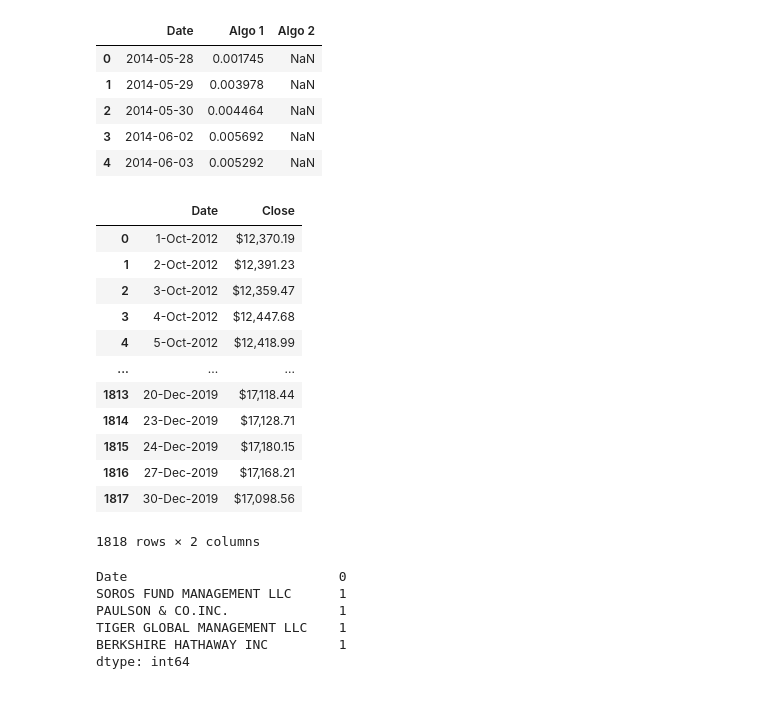
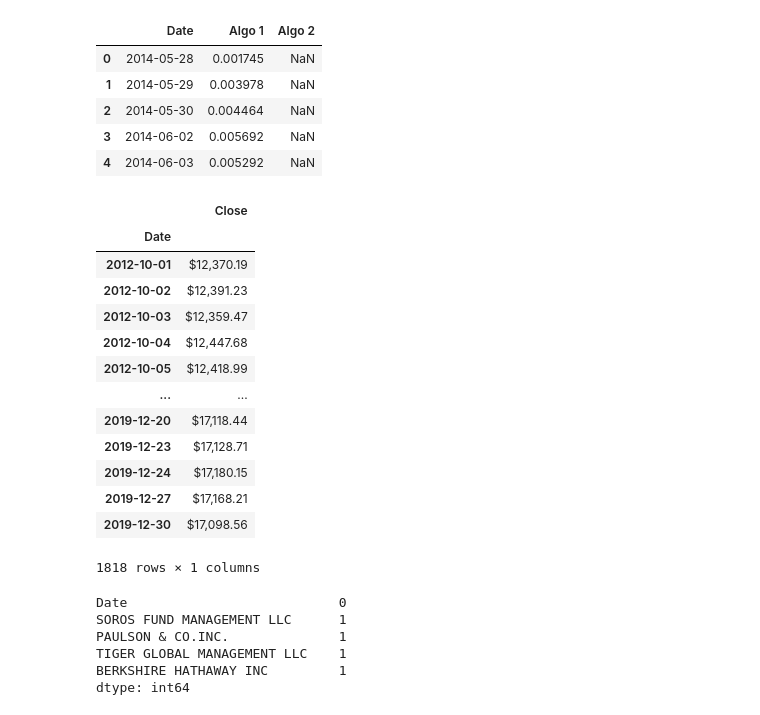
Before and after one commit to sophiepearldgn/Module-4, a Jupyter notebook: Module4.ipynb, the cells around one changed output. Saved outputs shown, nothing was run; the diff lists cells and outputs as text; code cells hidden in the pictures.

Commit message:
added date index SP

```diff
--- a/Module4.ipynb
+++ b/Module4.ipynb
@@ -47,23 +47,25 @@ algo_returns.head()
 | 4 | 2014-06-03 | 0.005292 | NaN |
 # %%
 # Read in data
+# parse_dates=True, index_col="Date": to match the Date convention of the other data frames
 csv_path3 =  Path("Starter_code/Resources/sp_tsx_history.csv")
-sp_tsx =  pd.read_csv(csv_path3, infer_datetime_format=True)
+sp_tsx =  pd.read_csv(csv_path3, parse_dates=True, index_col="Date", infer_datetime_format=True)
 sp_tsx
 # %% [output]
-|  | Date | Close |
-| 0 | 1-Oct-2012 | $12,370.19 |
-| 1 | 2-Oct-2012 | $12,391.23 |
-| 2 | 3-Oct-2012 | $12,359.47 |
-| 3 | 4-Oct-2012 | $12,447.68 |
-| 4 | 5-Oct-2012 | $12,418.99 |
-| ... | ... | ... |
-| 1813 | 20-Dec-2019 | $17,118.44 |
-| 1814 | 23-Dec-2019 | $17,128.71 |
-| 1815 | 24-Dec-2019 | $17,180.15 |
-| 1816 | 27-Dec-2019 | $17,168.21 |
-| 1817 | 30-Dec-2019 | $17,098.56 |
+|  | Close |
+| Date |  |
+| 2012-10-01 | $12,370.19 |
+| 2012-10-02 | $12,391.23 |
+| 2012-10-03 | $12,359.47 |
+| 2012-10-04 | $12,447.68 |
+| 2012-10-05 | $12,418.99 |
+| ... | ... |
+| 2019-12-20 | $17,118.44 |
+| 2019-12-23 | $17,128.71 |
+| 2019-12-24 | $17,180.15 |
+| 2019-12-27 | $17,168.21 |
+| 2019-12-30 | $17,098.56 |
-1818 rows × 2 columns
+1818 rows × 1 columns
 # %%
 # Identifying null values
 whale_returns.isnull().sum()
```
Also changed, not shown: parts of 12 cells of this notebook.
